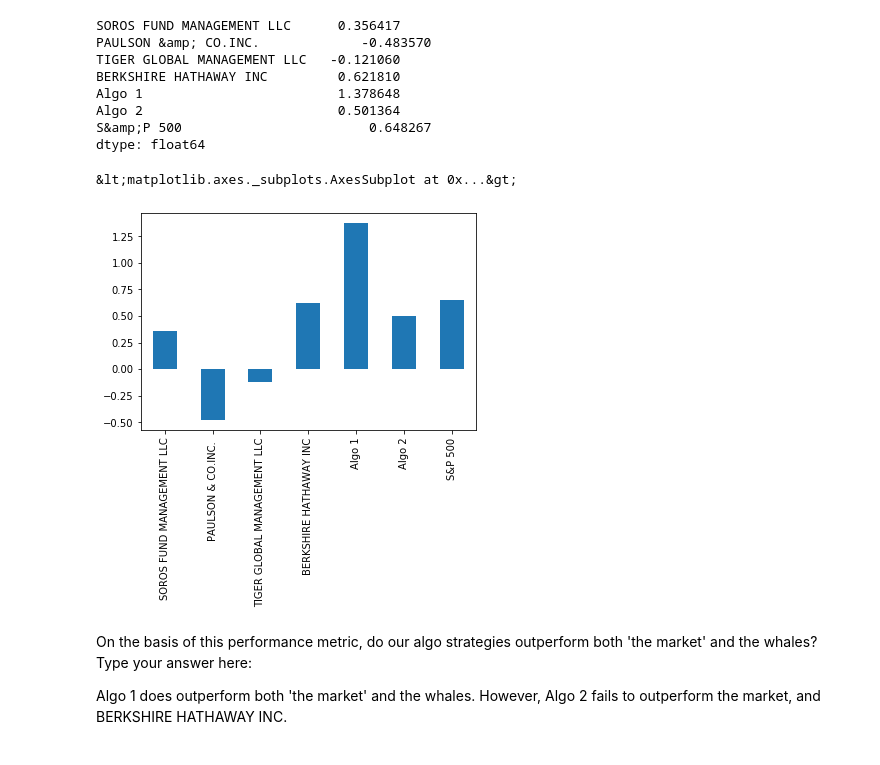
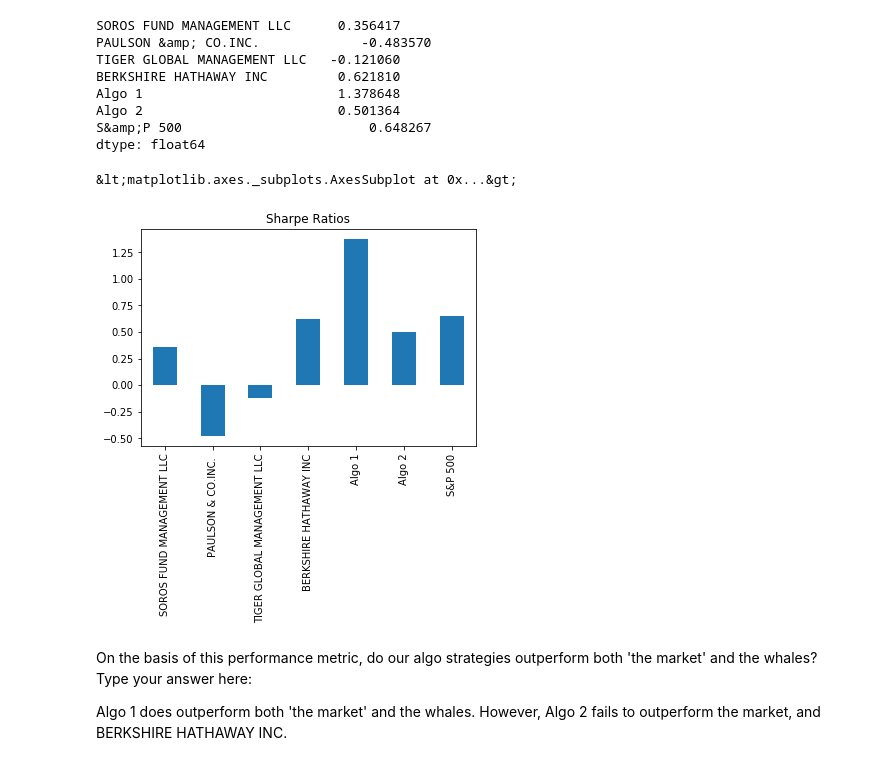
Before and after one commit to jorgeabud/pandas_analysis, a Jupyter notebook: Starter_Code/whale_analysis.ipynb, the cells around one changed output. Drawn from its saved outputs; the diff is of its cells as text; code cells hidden in the pictures.

Commit message:
fixed graphs

```diff
--- a/Starter_Code/whale_analysis.ipynb
+++ b/Starter_Code/whale_analysis.ipynb
@@ -374,10 +374,10 @@ dtype: float64
 # %%
 # Visualize the sharpe ratios as a bar plot
 # YOUR CODE HERE
-sharpe_ratios.plot.bar()
+sharpe_ratios.plot.bar(title="Sharpe Ratios")
 # %% [output]
 &lt;matplotlib.axes._subplots.AxesSubplot at 0x...&gt;
-[figure, old version]
+[figure, new version]
 # %% [markdown]
 On the basis of this performance metric, do our algo strategies outperform both 'the market' and the whales? Type your answer here:
 
```
Also changed, not shown: parts of 4 cells of this notebook.
